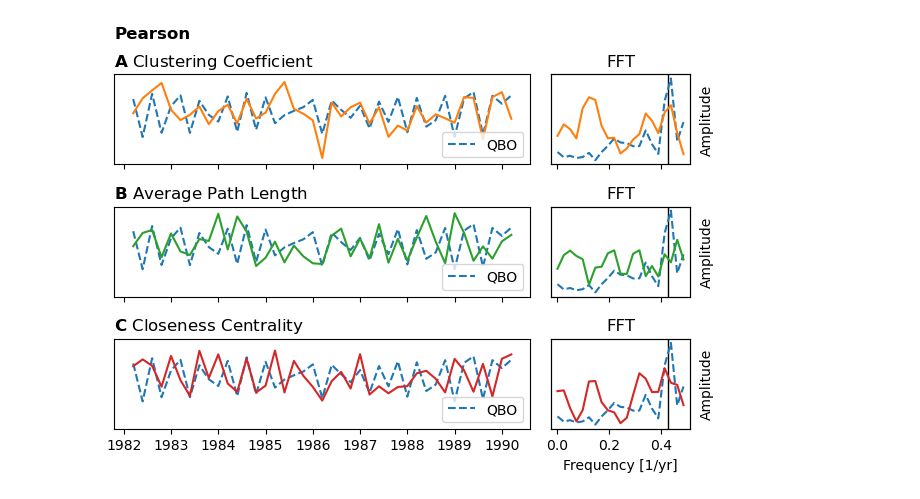
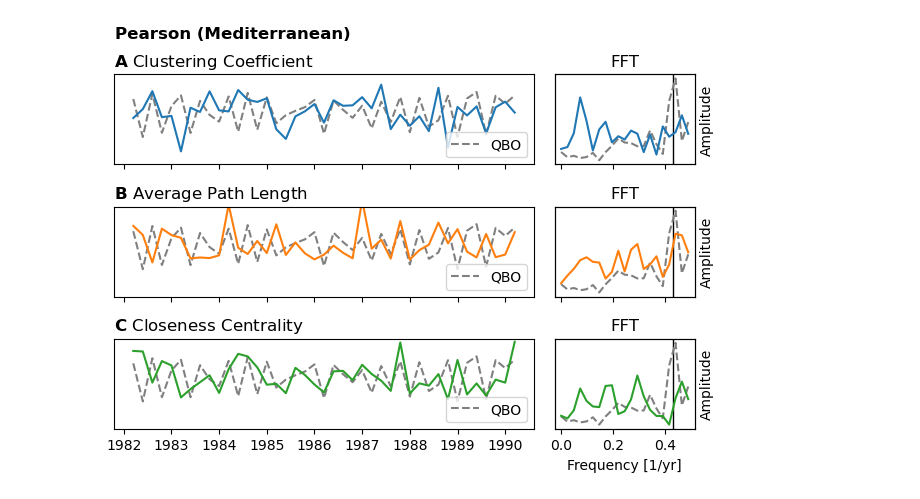
Before and after one commit to david-strahl/quasibi-europe, a Jupyter notebook: code/07_dynamic_network.ipynb, the cells around one changed output. Cells and saved outputs as stored; diff of their text form; code cells hidden in the pictures.

```diff
--- a/code/07_dynamic_network.ipynb
+++ b/code/07_dynamic_network.ipynb
@@ -18,5 +18,9 @@ qbo = qbo[(qbo.index.month >= 10) | (qbo.index.month <= 3)]
 qbo = qbo.groupby(qbo.index.year - (qbo.index.month <= 3)).mean()
 qbo = qbo.to_numpy().flatten()
 # %%
-pearson_files = glob.glob("../output/dynamic/pearson*")
-rmd_files = glob.glob("../output/dynamic/rmd*")
+pearson_files = np.sort(glob.glob("../output/dynamic/pearson*"))
+rmd_files = np.sort(glob.glob("../output/dynamic/rmd*"))
+
+D = quasibi.load_symmat("../output/distance.npy")
+
+print(pearson_files)
@@ -33,16 +51,14 @@ for i, pearson_file in tqdm(enumerate(pearson_files), total=41):
     pearson = quasibi.load_symmat(pearson_file)
     pearson = np.abs(pearson) >= np.quantile(np.abs(pearson), 0.995)
 
-    net = networkx.from_numpy_matrix(pearson)
+    # average clustering
+    M[i, 0] = quasibi.network_metric(pearson, quasibi.clustering_coefficient)[15:23,13:36].mean()
 
     # average path length
-    M[i, 0] = networkx.average_clustering(net)
+    M[i, 1] = np.nanmean(quasibi.network_metric(pearson, quasibi.average_path_length)[15:23,13:36])
 
-    # average path length
-    M[i, 1] = average_path_length(networkx.from_numpy_matrix(pearson))
-
-    # centrality
-    M[i, 2] = np.fromiter(networkx.closeness_centrality(net).values(), dtype="float32").mean()
+    # closeness centrality
+    M[i, 2] = quasibi.network_metric(pearson, quasibi.closeness, D=D)[15:23,13:36].mean()
 
 M = (M - np.mean(M, axis=0))/np.std(M, axis=0)
 # %%
@@ -51,41 +67,41 @@ fig, axs = plt.subplots(3, 2, gridspec_kw={"width_ratios": [3, 1]})
 time = np.arange(1981, 2022)
 
 for i, (m, ax) in enumerate(zip(M.T, axs.T[0])):
-    ax.plot(time, (qbo - np.mean(qbo))/np.std(qbo), ls="--", label="QBO")
-    ax.plot(time, m, c="C"+str(i+1))
+    ax.plot(time, (qbo - np.mean(qbo))/np.std(qbo), ls="--", label="QBO", c="gray")
+    ax.plot(time, m, c="C"+str(i))
     ax.set_title(r"$\bf{" + ["A", "B", "C"][i] + "}$ " + ["Clustering Coefficient", "Average Path Length", "Closeness Centrality"][i], loc="left")
     ax.set_yticks([])
     ax.set_ylim([-3.5, 2.5])
     ax.set_xticklabels([] if i < 2 else time)
     ax.legend(loc="lower right")
     #ax.imshow(np.expand_dims(qbo, 1).T, extent=[-0.5, 39.5, -2.5, 2.5], cmap="coolwarm", vmin=-310, vmax=310)
 
 
 for i, (m, ax) in enumerate(zip(M.T, axs.T[1])):
 
     ax.axvline(12/28, c="black", zorder=0, lw=1)
-    ax.magnitude_spectrum((qbo - np.mean(qbo))/np.std(qbo), Fs=1, ls="--")
-    ax.magnitude_spectrum(m, Fs=1, c="C"+str(i + 1))
+    ax.magnitude_spectrum((qbo - np.mean(qbo))/np.std(qbo), Fs=1, ls="--", c="gray")
+    ax.magnitude_spectrum(m, Fs=1, c="C"+str(i))
 
     ax.set_title("FFT")
 
     ax.set_yticks([])
     ax.set_ylabel("")
     axt = ax.twinx()
     axt.set_yticks([])
     axt.set_ylabel("Amplitude")
 
     if i == 2:
         ax.set_xlabel("Frequency [1/yr]")
     else:
         ax.set_xlabel("")
         ax.set_xticklabels([])
 
     pass
 
-plt.suptitle("Pearson", horizontalalignment="left", x=0.04, y=0.96, fontweight="bold")
+plt.suptitle("Pearson (Mediterranean)", horizontalalignment="left", x=0.04, y=0.96, fontweight="bold")
 plt.tight_layout()
 plt.savefig("../plots/dynamic_pearson.pdf", bbox_inches="tight")
 # %% [output]
-[figure, old version]
+[figure, new version]
 # %%
```
Also changed, not shown: parts of 4 cells of this notebook, 7 other files.
